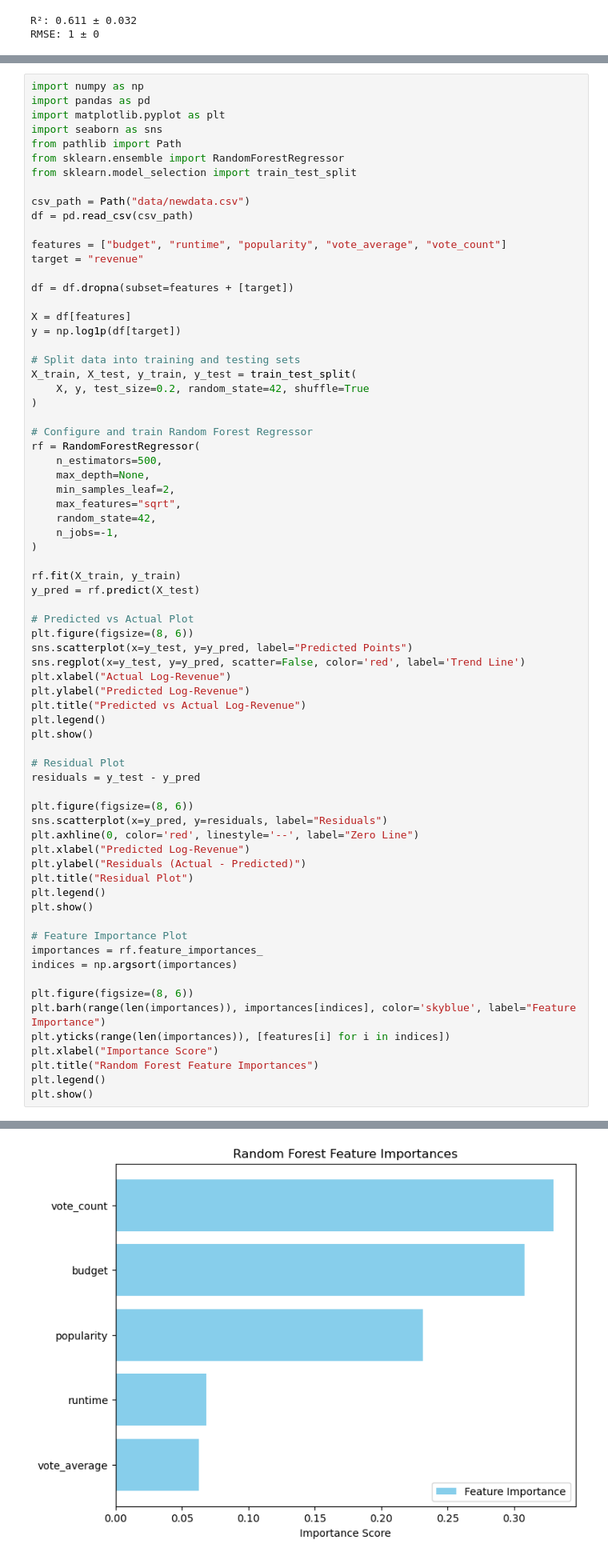
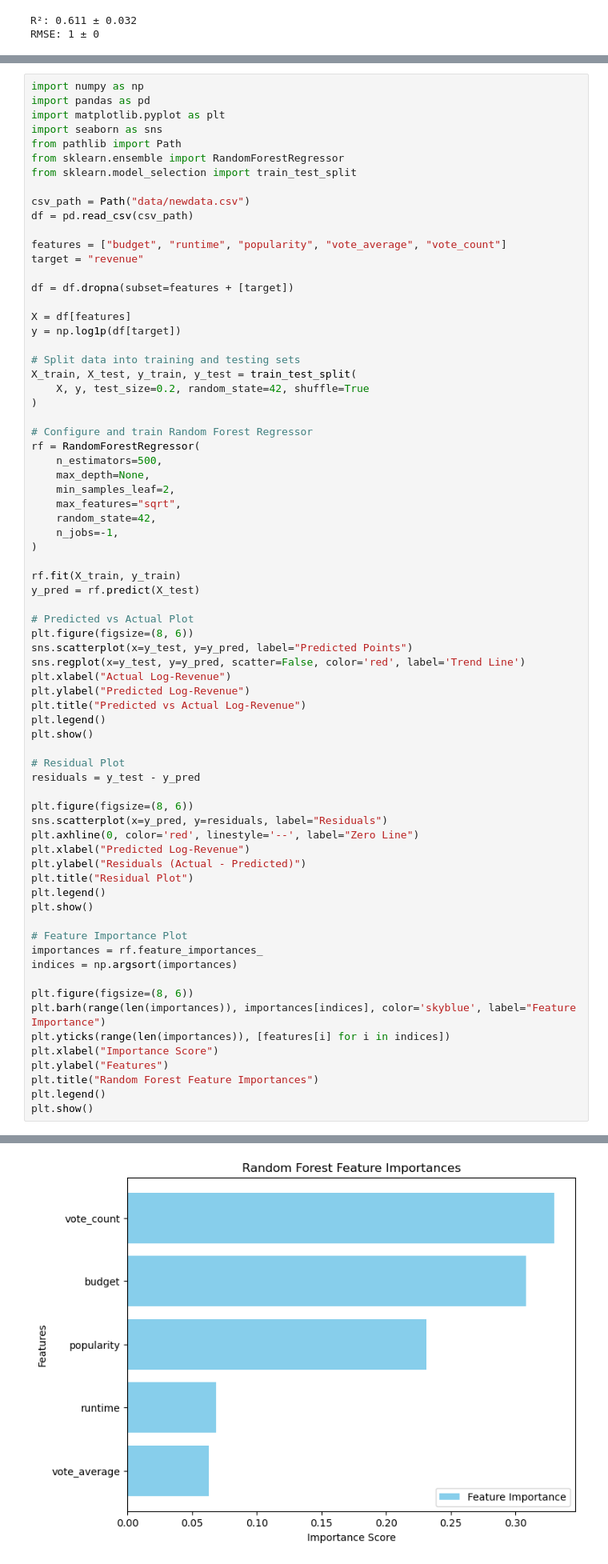
Before and after one commit to RGLEMONS7090/DataScienceFall2025Project-Group3, a Jupyter notebook: Stage_4_Report.ipynb, the cells around one changed output, grey strips where cells are left out. Shown at 80% size. Drawn from its saved outputs; the diff is of its cells as text.

```diff
--- a/Stage_4_Report.ipynb
+++ b/Stage_4_Report.ipynb
@@ -120,34 +120,35 @@ plt.ylabel("Predicted Log-Revenue")
 plt.title("Predicted vs Actual Log-Revenue")
 plt.legend()
 plt.show()
 
 # Residual Plot
 residuals = y_test - y_pred
 
 plt.figure(figsize=(8, 6))
 sns.scatterplot(x=y_pred, y=residuals, label="Residuals")
 plt.axhline(0, color='red', linestyle='--', label="Zero Line")
 plt.xlabel("Predicted Log-Revenue")
 plt.ylabel("Residuals (Actual - Predicted)")
 plt.title("Residual Plot")
 plt.legend()
 plt.show()
 
 # Feature Importance Plot
 importances = rf.feature_importances_
 indices = np.argsort(importances)
 
 plt.figure(figsize=(8, 6))
 plt.barh(range(len(importances)), importances[indices], color='skyblue', label="Feature Importance")
 plt.yticks(range(len(importances)), [features[i] for i in indices])
 plt.xlabel("Importance Score")
+plt.ylabel("Features")
 plt.title("Random Forest Feature Importances")
 plt.legend()
 plt.show()
 # %% [output]
 [figure]
 [figure]
-[figure, old version]
+[figure, new version]
 # %% [markdown]
 b.(20%) Interactive Plotly/Dash Visualization
 
```
